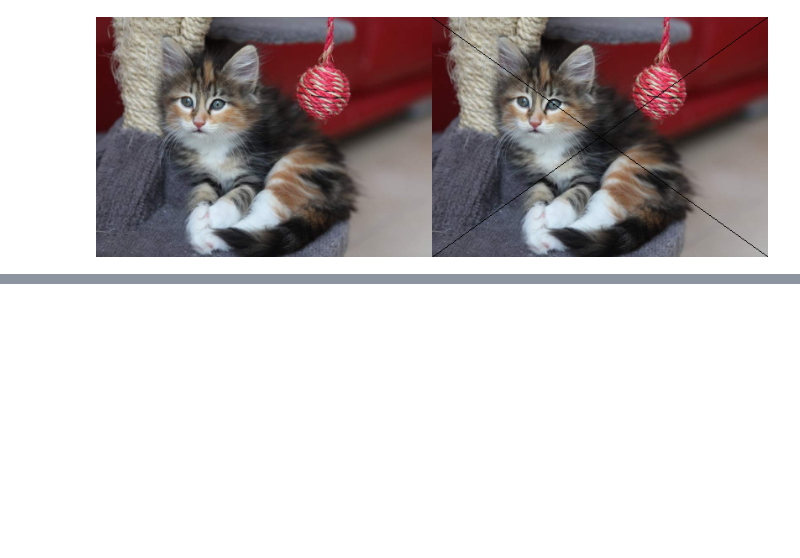
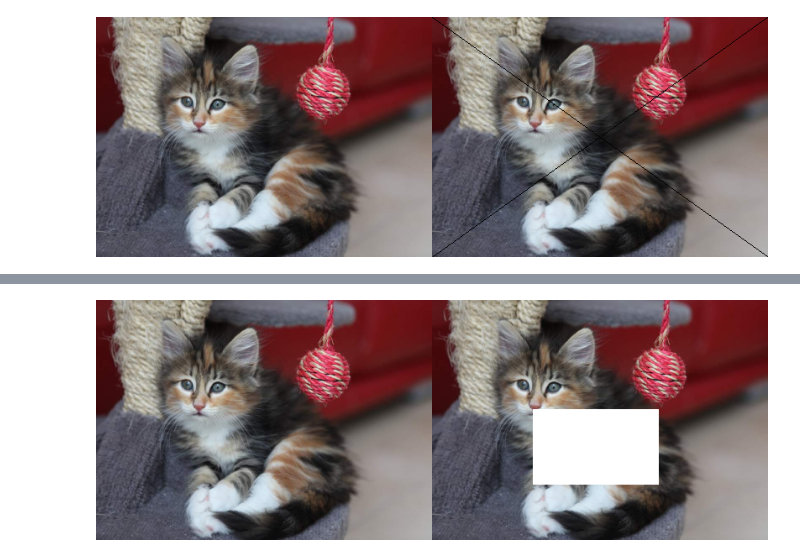
Before and after one commit to Farhanramazainn/PCVK, a Jupyter notebook: Week1.ipynb, the cells around one changed output, grey strips where cells are left out. Saved outputs shown, nothing was run; the diff lists cells and outputs as text; code cells hidden in the pictures; blank space fills up the shorter version.

```diff
--- a/Week1.ipynb
+++ b/Week1.ipynb
@@ -110,0 +119,17 @@ cv2_imshow(final_frame)
+# %%
+#Gambarlah sebuah kotak dari kumpulan piksel putih pada area tertentu pada gambar
+image_2 = cv.cvtColor(image, cv.COLOR_BGR2RGB)
+image_3 = cv.cvtColor(image, cv.COLOR_BGR2RGB)
+
+# Menentukan posisi kotak dan ukurannya
+kotak_posisi_x = 120
+kotak_posisi_y = 130
+kotak_lebar = 150
+kotak_tinggi = 90
+
+image_3[kotak_posisi_y:kotak_posisi_y + kotak_tinggi, kotak_posisi_x:kotak_posisi_x + kotak_lebar] = [255, 255, 255]
+
+final_frame = cv.hconcat((image_2, image_3))
+cv2_imshow(final_frame)
+# %% [output]
+[figure, added]
```
Also changed, not shown: parts of 5 cells of this notebook.
